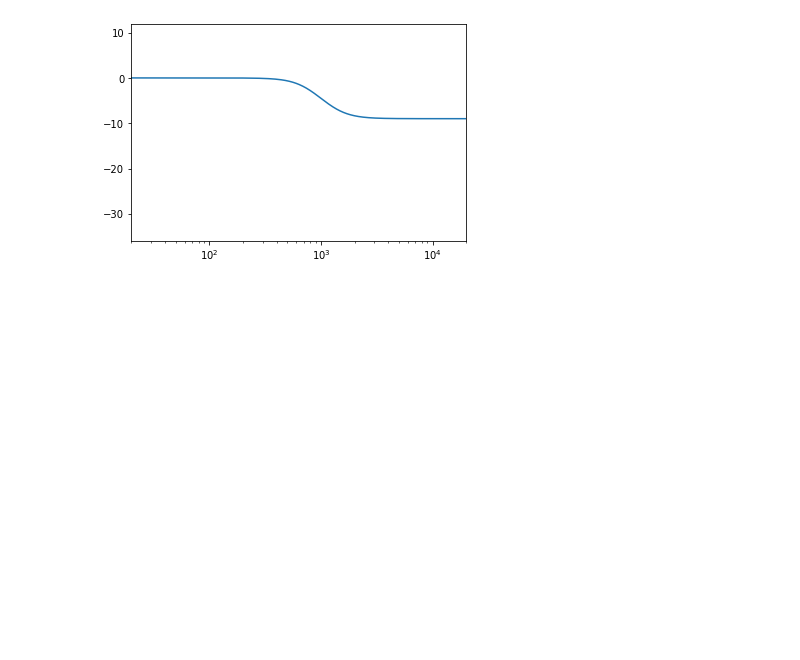
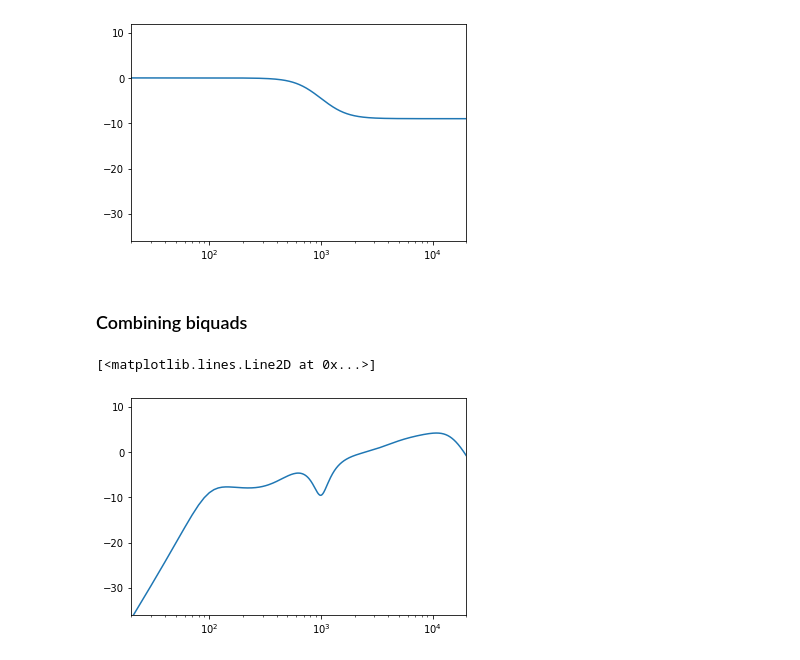
Before and after one commit to DGriffin91/dsp-math-notes, a Jupyter notebook: bodes.ipynb, the cells around one changed output. Cells and saved outputs as stored; diff of their text form; code cells hidden in the pictures; blank space fills up the shorter version.

Commit message:
combining biquads

```diff
--- a/bodes.ipynb
+++ b/bodes.ipynb
@@ -250,3 +250,33 @@ plt.semilogx(x, amplitude)
 # %% [output]
 [<matplotlib.lines.Line2D at 0x...>]
 [figure]
+# %% [markdown]
+### Combining biquads
+# %%
+amplitude = []
+x = []
+for i in range(20, 20000, 10):
+    n = 1
+
+    biquad_coefs = biquad_high_shelf(4000, .7, lin_from_db(3.0), 96000)
+    n *= first_order_biquad_bode(i, biquad_coefs, 96000)
+
+    biquad_coefs = biquad_low_shelf(500, .7, lin_from_db(-9.0), 96000)
+    n *= first_order_biquad_bode(i, biquad_coefs, 96000)
+
+    biquad_coefs = biquad_peaking(1000, 2, lin_from_db(-9.0), 96000)
+    n *= first_order_biquad_bode(i, biquad_coefs, 96000)
+
+    n *= second_order_bode_high_pass(i, 100, 1)
+
+    n *= second_order_bode_low_pass(i, 15000, 1)
+
+    amplitude.append(db_from_lin(n.real))
+    x.append(i)
+
+plt.xlim([20, 20000])
+plt.ylim([-36, 12])
+plt.semilogx(x, amplitude)
+# %% [output]
+[<matplotlib.lines.Line2D at 0x...>]
+[figure, added]
```
Also changed, not shown: parts of 5 cells of this notebook, 1 other file.
